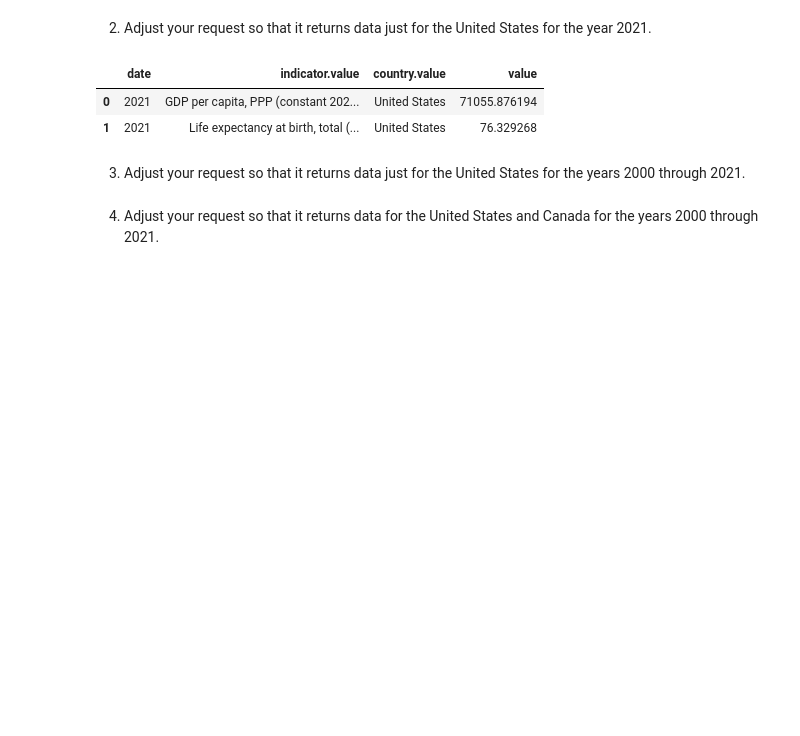
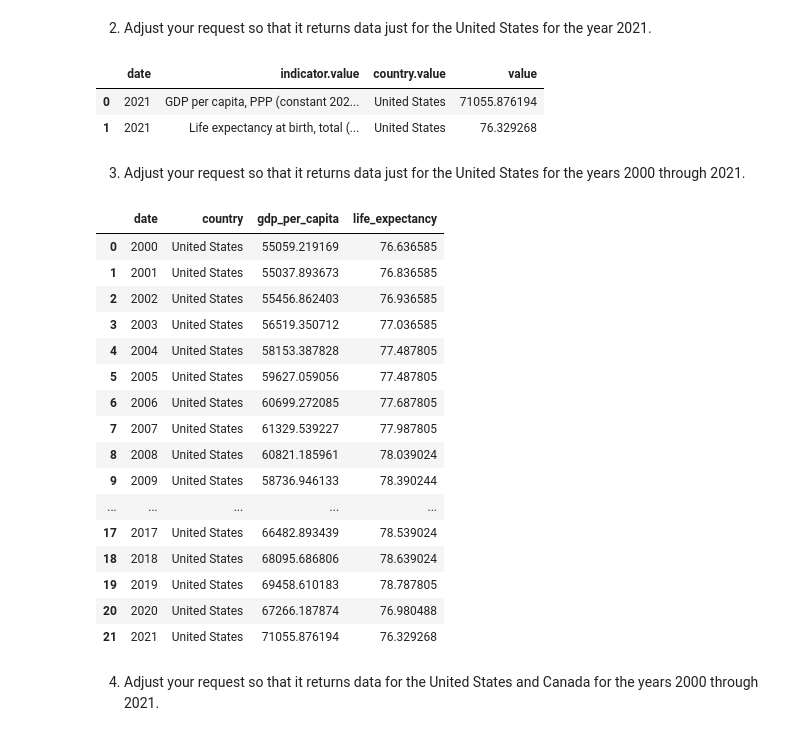
Before and after one commit to nss-data-science-cohort-8/api-exercise-DrewRichard7, a Jupyter notebook: notebooks/un_api_exercise.ipynb, the cells around one changed output. Cells and saved outputs as stored; diff of their text form; code cells hidden in the pictures; blank space fills up the shorter version.

```diff
--- a/notebooks/un_api_exercise.ipynb
+++ b/notebooks/un_api_exercise.ipynb
@@ -392,6 +378,95 @@ display(res7)
 # %% [markdown]
 
 3. Adjust your request so that it returns data just for the United States for the years 2000 through 2021.
+# %%
+# world bank api request for multiple indicators, needs a source call at the end if multiple indicators
+endpoint='https://api.worldbank.org/v2/country/us/indicator/NY.GDP.PCAP.PP.KD;SP.DYN.LE00.IN'
+params={
+    'format':'json',
+    'Per_page': 30000,
+    'date':'2000:2021',
+    'source': 2
+}
+response8 = requests.get(endpoint, params=params)
+response8.json()[1]
+res8 = (
+    pd
+    .json_normalize(response8.json()[1])
+    .drop(
+        columns={
+            'countryiso3code',
+            'unit',
+            'obs_status',
+            'decimal',
+            'country.id',
+            'indicator.id'})
+    .loc[:,['date', 'indicator.value', 'country.value', 'value']]
+)
+# display(res8)
+change_index = find_first_different_string(res8, 'indicator.value')
+gdp_half = (
+    res8
+    .iloc[0:change_index]
+    .sort_values('date')
+    # .drop(
+    #     columns=[
+    #         'countryiso3code',
+    #         'indicator.id',
+    #         'indicator.value',
+    #         'country.id'])
+    .rename(
+        columns={
+            'value':'gdp_per_capita',
+            'country.value':'country'})
+    .copy()
+)
+
+# slice the life expectancy portion out of larger df
+life_exp_half = (
+    res8
+    .iloc[change_index:]
+    .sort_values('date')
+    # .drop(
+    #     columns=[
+    #         'countryiso3code',
+    #         'indicator.id',
+    #         'indicator.value',
+    #         'country.id'])
+    .rename(
+            columns={
+                'value':'life_expectancy',
+                'country.value':'country'})
+    .copy()
+)
+# merge the two halves so that useful information in its own columns
+us_data_2 = (
+    pd
+    .merge(
+        left=gdp_half,
+        right=life_exp_half,
+        on=['date', 'country'],
+        how='outer')
+    .loc[:,['date','country', 'gdp_per_capita', 'life_expectancy']]
+)
+us_data_2
+# %% [output]
+|  | date | country | gdp_per_capita | life_expectancy |
+| 0 | 2000 | United States | 55059.219169 | 76.636585 |
+| 1 | 2001 | United States | 55037.893673 | 76.836585 |
+| 2 | 2002 | United States | 55456.862403 | 76.936585 |
+| 3 | 2003 | United States | 56519.350712 | 77.036585 |
+| 4 | 2004 | United States | 58153.387828 | 77.487805 |
+| 5 | 2005 | United States | 59627.059056 | 77.487805 |
+| 6 | 2006 | United States | 60699.272085 | 77.687805 |
+| 7 | 2007 | United States | 61329.539227 | 77.987805 |
+| 8 | 2008 | United States | 60821.185961 | 78.039024 |
+| 9 | 2009 | United States | 58736.946133 | 78.390244 |
+| ... | ... | ... | ... | ... |
+| 17 | 2017 | United States | 66482.893439 | 78.539024 |
+| 18 | 2018 | United States | 68095.686806 | 78.639024 |
+| 19 | 2019 | United States | 69458.610183 | 78.787805 |
+| 20 | 2020 | United States | 67266.187874 | 76.980488 |
+| 21 | 2021 | United States | 71055.876194 | 76.329268 |
 # %% [markdown]
 
 4. Adjust your request so that it returns data for the United States and Canada for the years 2000 through 2021.
```
Also changed, not shown: parts of 2 cells of this notebook.
